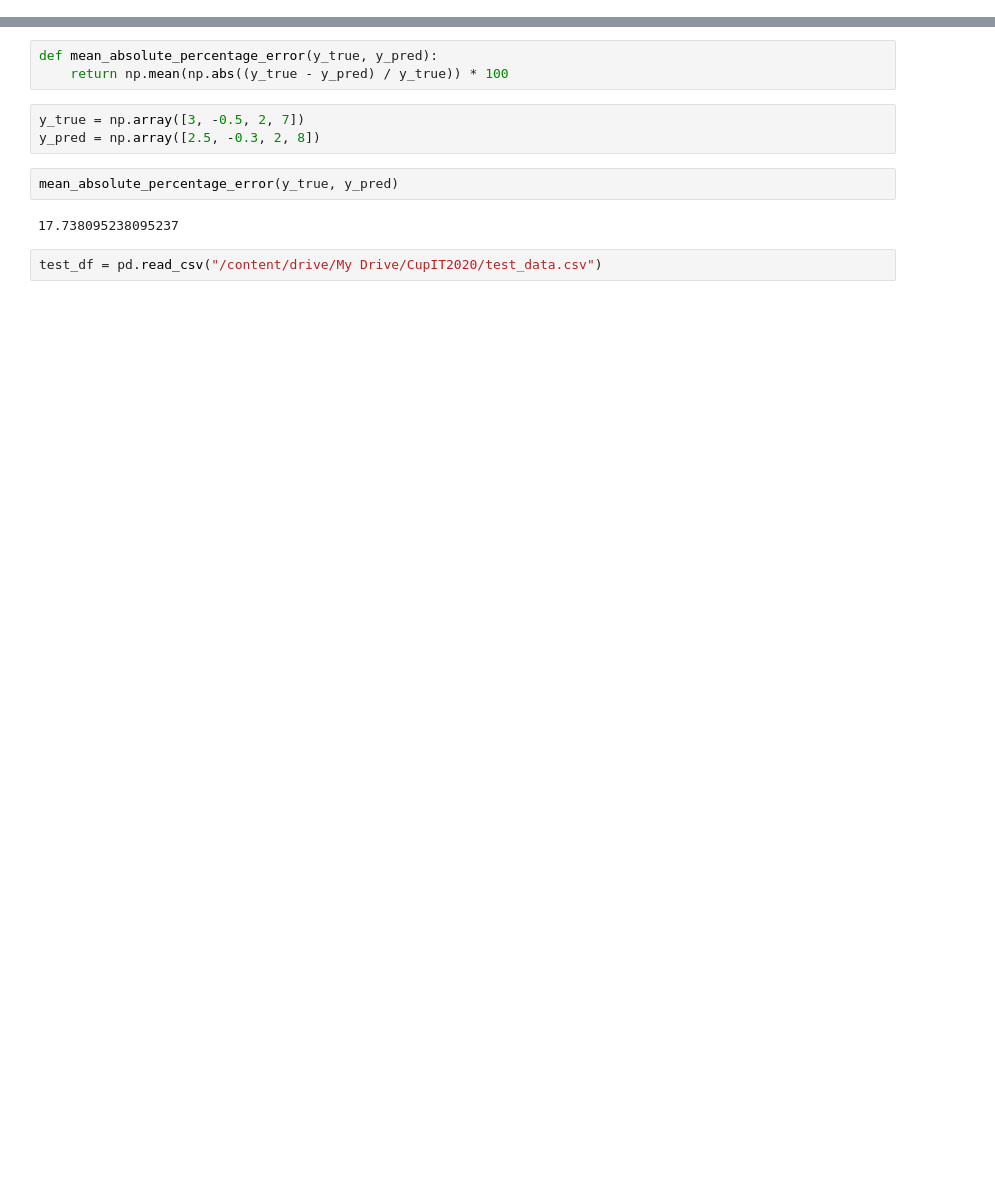
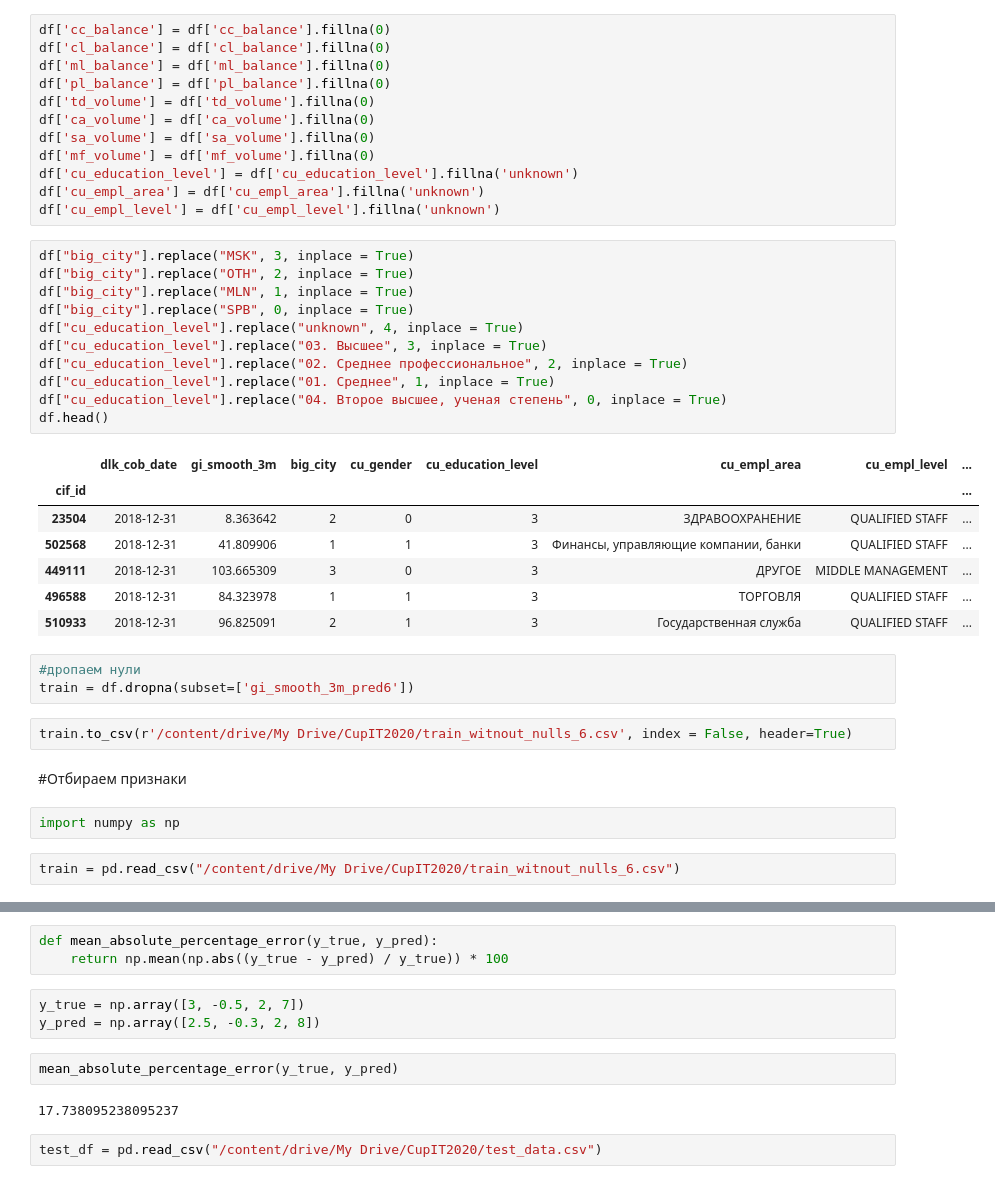
Before and after one commit to zqiaohe/trash, a Jupyter notebook: CupIT2020.ipynb, the cells around one changed output, grey strips where cells are left out. Cells and saved outputs as stored; diff of their text form; blank space fills up the shorter version.

```diff
--- a/CupIT2020.ipynb
+++ b/CupIT2020.ipynb
@@ -104,0 +115,42 @@ _train = pd.merge(df, new_train, on='key')
+# %%
+df['cc_balance'] = df['cc_balance'].fillna(0)
+df['cl_balance'] = df['cl_balance'].fillna(0)
+df['ml_balance'] = df['ml_balance'].fillna(0)
+df['pl_balance'] = df['pl_balance'].fillna(0)
+df['td_volume'] = df['td_volume'].fillna(0)
+df['ca_volume'] = df['ca_volume'].fillna(0)
+df['sa_volume'] = df['sa_volume'].fillna(0)
+df['mf_volume'] = df['mf_volume'].fillna(0)
+df['cu_education_level'] = df['cu_education_level'].fillna('unknown')
+df['cu_empl_area'] = df['cu_empl_area'].fillna('unknown')
+df['cu_empl_level'] = df['cu_empl_level'].fillna('unknown')
+# %%
+df["big_city"].replace("MSK", 3, inplace = True)
+df["big_city"].replace("OTH", 2, inplace = True)
+df["big_city"].replace("MLN", 1, inplace = True)
+df["big_city"].replace("SPB", 0, inplace = True)
+df["cu_education_level"].replace("unknown", 4, inplace = True)
+df["cu_education_level"].replace("03. Высшее", 3, inplace = True)
+df["cu_education_level"].replace("02. Среднее профессиональное", 2, inplace = True)
+df["cu_education_level"].replace("01. Среднее", 1, inplace = True)
+df["cu_education_level"].replace("04. Второе высшее, ученая степень", 0, inplace = True)
+df.head()
+# %% [output]
+|  | dlk_cob_date | gi_smooth_3m | big_city | cu_gender | cu_education_level | cu_empl_area | cu_empl_level | ... |
+| cif_id |  |  |  |  |  |  |  | ... |
+| 23504 | 2018-12-31 | 8.363642 | 2 | 0 | 3 | ЗДРАВООХРАНЕНИЕ | QUALIFIED STAFF | ... |
+| 502568 | 2018-12-31 | 41.809906 | 1 | 1 | 3 | Финансы, управляющие компании, банки | QUALIFIED STAFF | ... |
+| 449111 | 2018-12-31 | 103.665309 | 3 | 0 | 3 | ДРУГОЕ | MIDDLE MANAGEMENT | ... |
+| 496588 | 2018-12-31 | 84.323978 | 1 | 1 | 3 | ТОРГОВЛЯ | QUALIFIED STAFF | ... |
+| 510933 | 2018-12-31 | 96.825091 | 2 | 1 | 3 | Государственная служба | QUALIFIED STAFF | ... |
+# %%
+#дропаем нули
+train = df.dropna(subset=['gi_smooth_3m_pred6'])
+# %%
+train.to_csv(r'/content/drive/My Drive/CupIT2020/train_witnout_nulls_6.csv', index = False, header=True)
+# %% [markdown]
+#Отбираем признаки
+# %%
+import numpy as np
+# %%
+train = pd.read_csv("/content/drive/My Drive/CupIT2020/train_witnout_nulls_6.csv")
```
Also changed, not shown: parts of 40 cells of this notebook.
